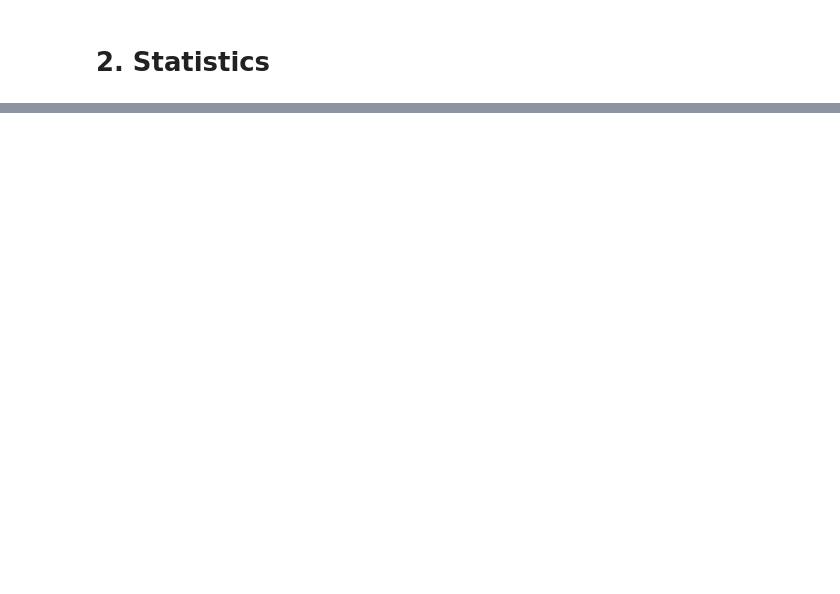
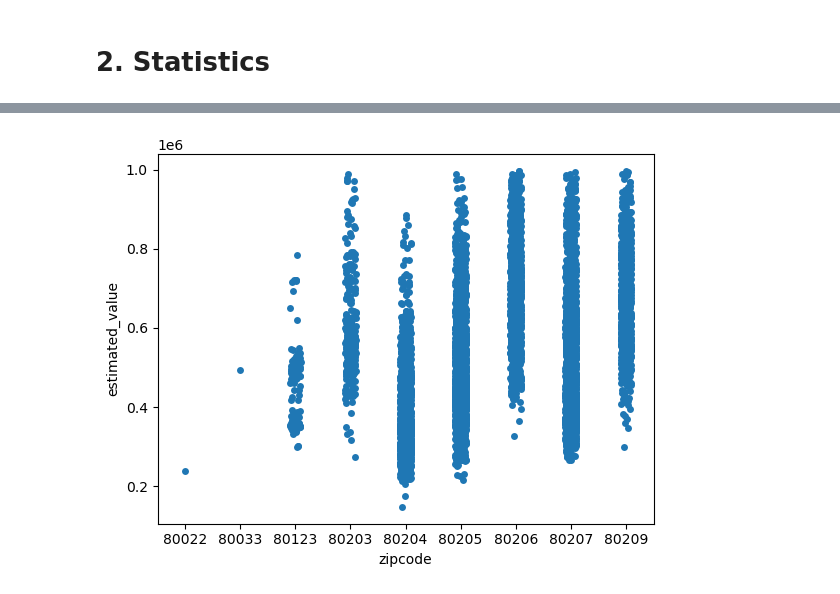
Before and after one commit to thenonquitter/Datamining_Practice, a Jupyter notebook: DW_practice.ipynb, the cells around one changed output, grey strips where cells are left out. Saved outputs shown, nothing was run; the diff lists cells and outputs as text; code cells hidden in the pictures; blank space fills up the shorter version.

```diff
--- a/DW_practice.ipynb
+++ b/DW_practice.ipynb
@@ -176,0 +179,5 @@ df[(df.estimated_value <= 1000000) & (df.yearBuilt > 2013) & (df.zipcode == 8020
+# %%
+# 열 간의 상관관계를 알아보는 방법
+df = df[(df.lastSaleAmount < 1000000)] #그래프 확인해보고 극단치 제거
+sns.pairplot(df[['lastSaleAmount', 'estimated_value', 'zipcode']], hue='zipcode') #hue 옵션을 이용해 zipcode별로 알아보기 쉽게 만듦
+plt.show()
@@ -176,0 +186,6 @@ df[(df.estimated_value <= 1000000) & (df.yearBuilt > 2013) & (df.zipcode == 8020
+# %%
+# zipcode에 근거하여 분포를 알 수 있게 도와줌
+sns.stripplot(x=df.zipcode, y=df.estimated_value)
+plt.show()
+# %% [output]
+[figure, added]
```
Also changed, not shown: parts of 13 cells of this notebook, 2 other files.
